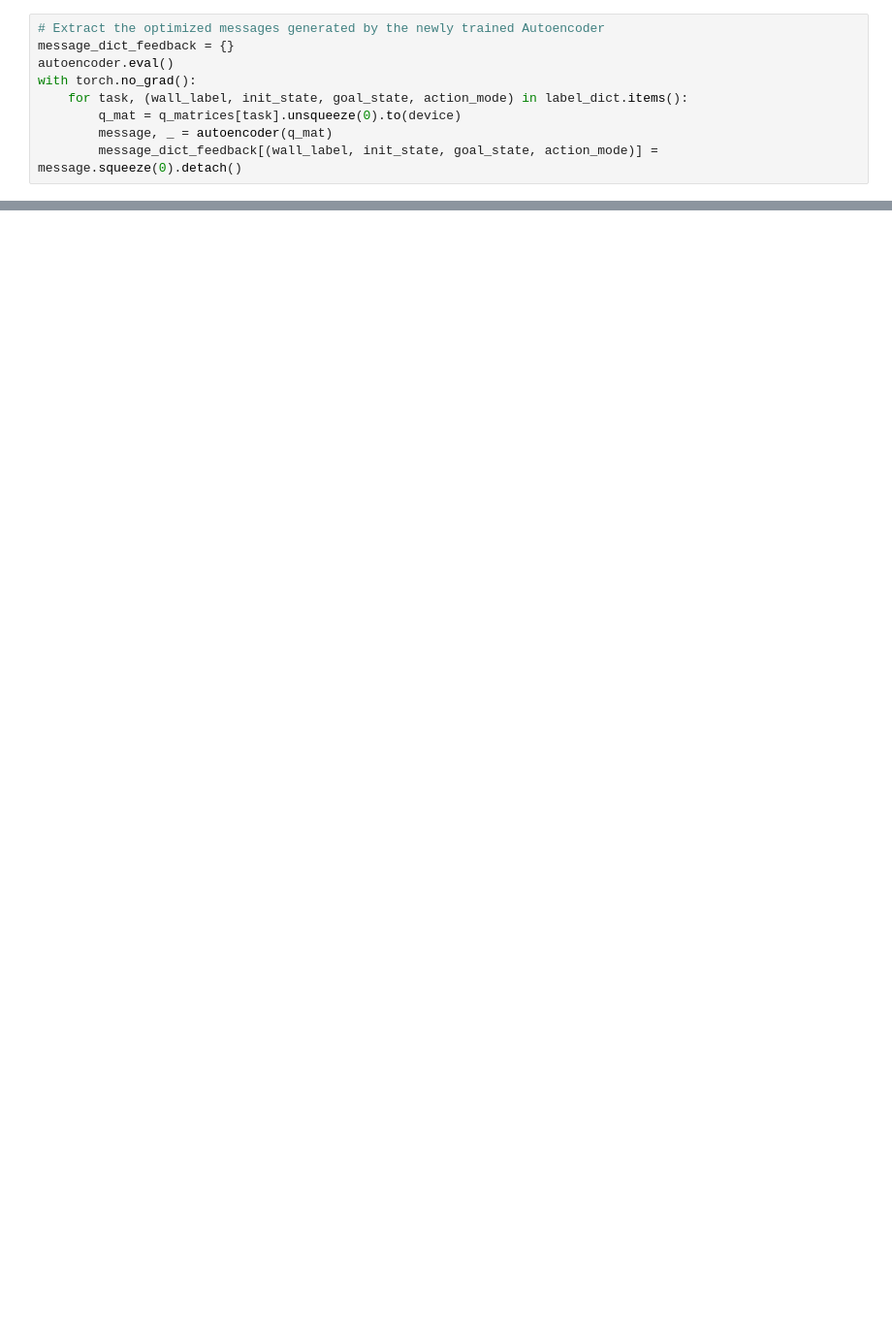
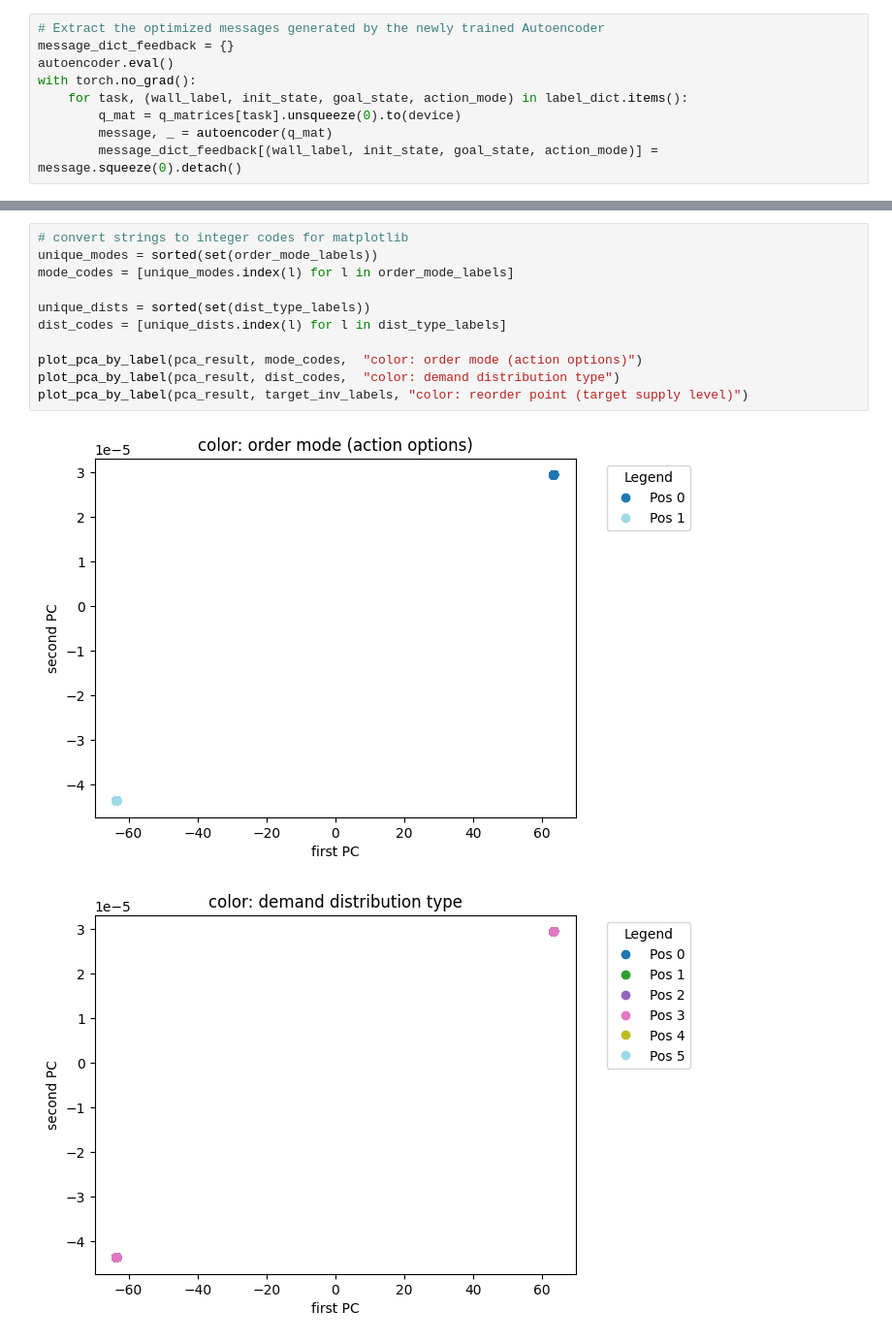
Before and after one commit to keverage-guan/cos435_final_project, a Jupyter notebook: language_emergence/src/models/inventory_sae_test.ipynb, the cells around one changed output, grey strips where cells are left out. Shown at 97% size. Cells and saved outputs as stored; diff of their text form; blank space fills up the shorter version.

```diff
--- a/language_emergence/src/models/inventory_sae_test.ipynb
+++ b/language_emergence/src/models/inventory_sae_test.ipynb
@@ -213,0 +222,14 @@ plot_pca_by_label(pca_result, first_actions, "color: first action")
+# %%
+# convert strings to integer codes for matplotlib
+unique_modes = sorted(set(order_mode_labels))
+mode_codes = [unique_modes.index(l) for l in order_mode_labels]
+
+unique_dists = sorted(set(dist_type_labels))
+dist_codes = [unique_dists.index(l) for l in dist_type_labels]
+
+plot_pca_by_label(pca_result, mode_codes,  "color: order mode (action options)")
+plot_pca_by_label(pca_result, dist_codes,  "color: demand distribution type")
+plot_pca_by_label(pca_result, target_inv_labels, "color: reorder point (target supply level)")
+# %% [output]
+[figure, added]
+[figure, added]
```
Also changed, not shown: parts of 8 cells of this notebook, 10 other files.
